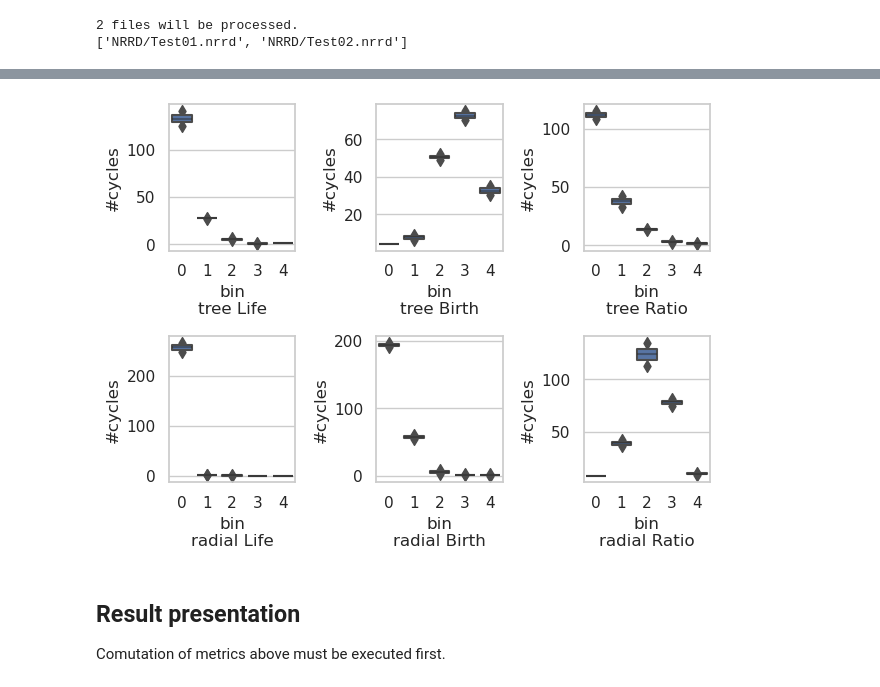
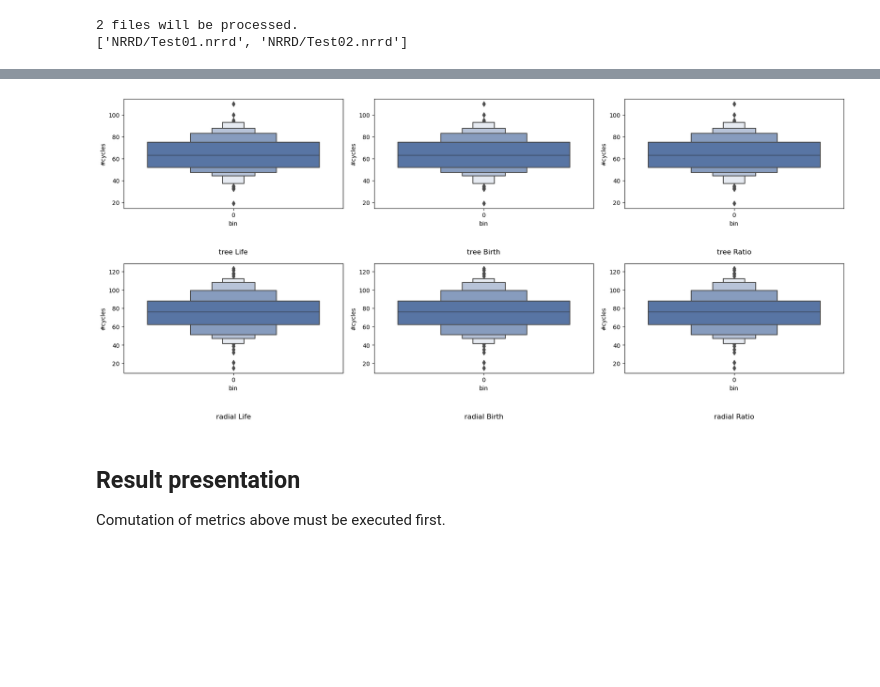
Before and after one commit to shizuo-kaji/ductal_morphology, a Jupyter notebook: ductal_morphology.ipynb, the cells around one changed output, grey strips where cells are left out. Saved outputs shown, nothing was run; the diff lists cells and outputs as text; code cells hidden in the pictures; blank space fills up the shorter version.

```diff
--- a/ductal_morphology.ipynb
+++ b/ductal_morphology.ipynb
@@ -116,7 +139,7 @@ def vboxplot(HS,group_name=None,group=None,density=False,ylabel="#cycles",title=
 # %% [markdown]
 ## Main starts here
 # %%
-# configulation
+# configuration
 
 modes = ["tree","radial"] # PH computation modes
 
@@ -133,15 +156,11 @@ min_radius = 1
 ## input dir containing segmented airway CT in NRRD files
 input_dir = 'NRRD'
 
-input_files = sorted(glob.glob(os.path.join(input_dir,"*.nrrd")))
-print(f'{len(input_files)} files will be processed.')
-if len(input_files)<10:
-    print(input_files)
-
 ## output dirs
 output_dir = f"output_gen1-{max_gen}"
 #output_dir = os.path.join(input_dir,f'output_gen{max_gen}')
 
+## additional information
 save_intermediate = True # if set to True, volume files of skeleton and generation are saved
 save_PH_to_file = True # save computed PH to numpy npy files
 verbosity = 1 # set num_parallel=1 to turn off parallel execution to see debug outputs
@@ -162,14 +181,16 @@ remove_trachea = True
 
 ## minimum number of descendants for the two children nodes of trachea carina
 min_branch_children = 20  # the default value of 20 is usually fine
+min_branch_separation = 5   # branch points around the trachea carina within this distance are merged
 
-## number of bins for PH metrics
-num_bins = {"tree": 5, "radial": 5}
-min_life = {"tree": 1, "radial": 1}
-#max_life = {"tree": None, "radial": 5}
-max_life = {"tree": 187.5, "radial": 18.75}
-#max_birth =  {"tree": None, "radial": 10}
-max_birth =  {"tree": 187.5, "radial": 18.75}
+## number of bins and bin ranges for PH metrics
+num_bins = {"tree": 1, "radial": 1}
+min_life = {"tree": 1, "radial": 1.2}
+max_life = {"tree": 40, "radial": 15}
+#max_life = {"tree": '95%', "radial": '100%'}
+min_birth =  {"tree": 60, "radial": 1}
+#max_birth =  {"tree": None, "radial": '100%'}
+max_birth =  {"tree": 120, "radial": 15}
 
 ## the number of cycles are normalised to sum up to one, if set to True.
 density = False
@@ -180,7 +201,14 @@ OUTSIDE=1
 ## DEBUG options
 maxdim = 0 # max dimension to which PH will be computed. 0 is fine.
 recompute_PH = True # if set to False, load PH from file
-skip_compute_PH = False # False # if set to True, perform only generation computation without PH.
+skip_compute_PH = False # if set to True, perform only generation computation without PH.
+skip_compute_airway = False # if set to True, only recomupte PH metrics from precomputed saved PH.
+
+##
+input_files = sorted(glob.glob(os.path.join(input_dir,"*.nrrd")))
+print(f'{len(input_files)} files will be processed.')
+if len(input_files)<10:
+    print(input_files)
 
 ## create output dirs
 [os.makedirs(dn,exist_ok=True) for dn in PH_dir.values()]
@@ -237,12 +272,12 @@ res
 # %%
 # boxplot
-fix,ax = plt.subplots(len(modes),3)
+fix,ax = plt.subplots(len(modes),3,figsize=(18,8))
 for i,mode in enumerate(modes):
     for j,t in enumerate(['Life','Birth','Ratio']):
         X = results[[f'{mode}_{t}_{b}' for b in range(num_bins[mode])]].values
         vboxplot(X,ax=ax[i,j],title=f'{mode} {t}')
 # %% [output]
-[figure, old version]
+[figure, new version]
 # %% [markdown]
 ## Result presentation
 Comutation of metrics above must be executed first.
```
Also changed, not shown: parts of 8 cells of this notebook, 22 other files.
